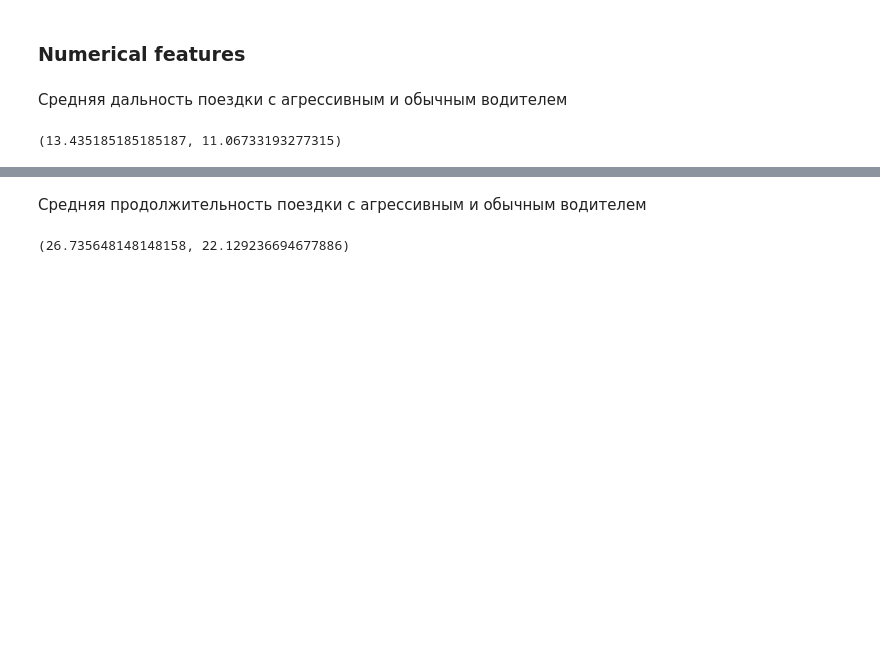
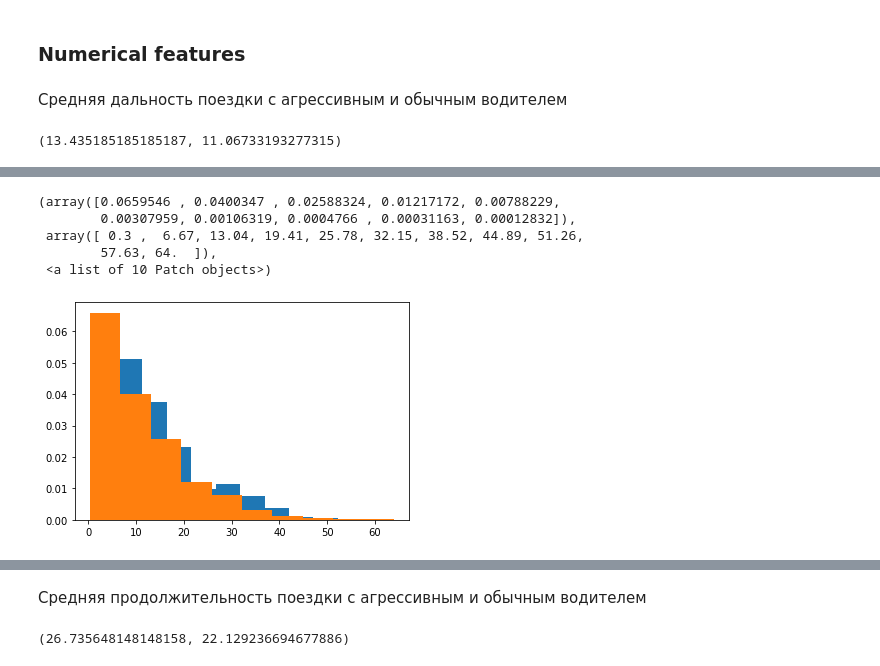
Before and after one commit to Egoluback/aiijc2021_transport, a Jupyter notebook: analysis&train.ipynb, the cells around one changed output, grey strips where cells are left out. Saved outputs shown, nothing was run; the diff lists cells and outputs as text; code cells hidden in the pictures; blank space fills up the shorter version.

```diff
--- a/analysis&train.ipynb
+++ b/analysis&train.ipynb
@@ -259,0 +270,15 @@ dataset_joined[dataset_joined.is_aggressive == True].distance.mean(), dataset_jo
+# %%
+import matplotlib.pyplot as plt
+
+data_hist_agg = dataset_joined[(dataset_joined.is_aggressive == True) & (dataset_joined.distance < 70)].distance
+data_hist_noagg = dataset_joined[(dataset_joined.is_aggressive == False) & (dataset_joined.distance < 70)].distance
+
+plt.hist(data_hist_agg, density = True)
+plt.hist(data_hist_noagg, density = True)
+# %% [output]
+(array([0.0659546 , 0.0400347 , 0.02588324, 0.01217172, 0.00788229,
+        0.00307959, 0.00106319, 0.0004766 , 0.00031163, 0.00012832]),
+ array([ 0.3 ,  6.67, 13.04, 19.41, 25.78, 32.15, 38.52, 44.89, 51.26,
+        57.63, 64.  ]),
+ <a list of 10 Patch objects>)
+[figure, added]
```
Also changed, not shown: parts of 20 cells of this notebook.
